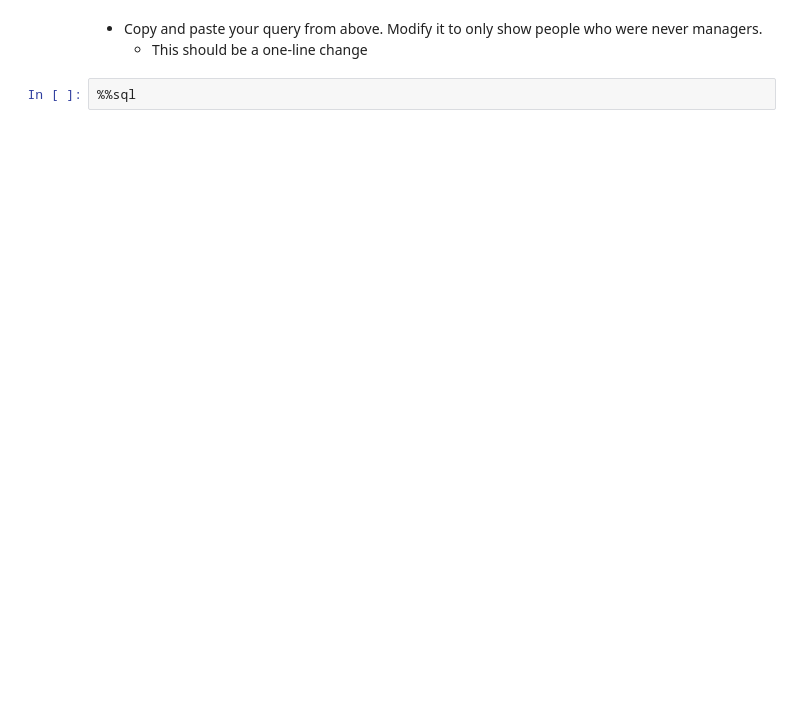
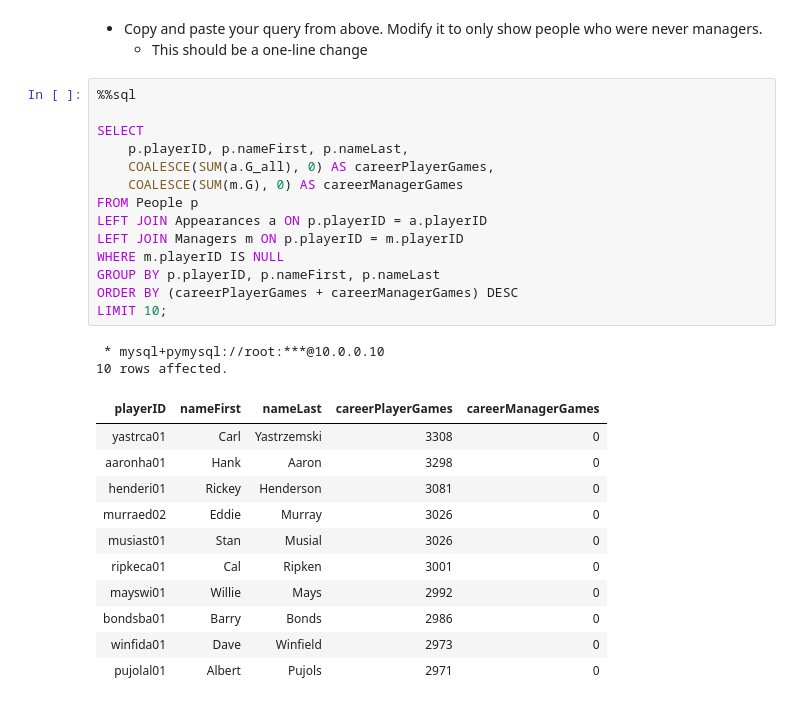
Before and after one commit to nekomiya-kasane/exercises, a Jupyter notebook: 2024-02-20-SQL-Ass2/HW2 Nonprogramming/S24-W4111-HW2-Nonprogramming.ipynb, the cells around one changed output. Saved outputs shown, nothing was run; the diff lists cells and outputs as text; blank space fills up the shorter version.

```diff
--- a/2024-02-20-SQL-Ass2/HW2 Nonprogramming/S24-W4111-HW2-Nonprogramming.ipynb
+++ b/2024-02-20-SQL-Ass2/HW2 Nonprogramming/S24-W4111-HW2-Nonprogramming.ipynb
@@ -854,3 +915,29 @@ FROM (
     - This should be a one-line change
 # %%
 %%sql
+
+SELECT
+    p.playerID, p.nameFirst, p.nameLast,
+    COALESCE(SUM(a.G_all), 0) AS careerPlayerGames,
+    COALESCE(SUM(m.G), 0) AS careerManagerGames
+FROM People p
+LEFT JOIN Appearances a ON p.playerID = a.playerID
+LEFT JOIN Managers m ON p.playerID = m.playerID
+WHERE m.playerID IS NULL
+GROUP BY p.playerID, p.nameFirst, p.nameLast
+ORDER BY (careerPlayerGames + careerManagerGames) DESC
+LIMIT 10;
+# %% [output]
+ * mysql+pymysql://root:***@10.0.0.10
+10 rows affected.
+| playerID | nameFirst | nameLast | careerPlayerGames | careerManagerGames |
+| yastrca01 | Carl | Yastrzemski | 3308 | 0 |
+| aaronha01 | Hank | Aaron | 3298 | 0 |
+| henderi01 | Rickey | Henderson | 3081 | 0 |
+| murraed02 | Eddie | Murray | 3026 | 0 |
+| musiast01 | Stan | Musial | 3026 | 0 |
+| ripkeca01 | Cal | Ripken | 3001 | 0 |
+| mayswi01 | Willie | Mays | 2992 | 0 |
+| bondsba01 | Barry | Bonds | 2986 | 0 |
+| winfida01 | Dave | Winfield | 2973 | 0 |
+| pujolal01 | Albert | Pujols | 2971 | 0 |
```
Also changed, not shown: parts of 4 cells of this notebook.
